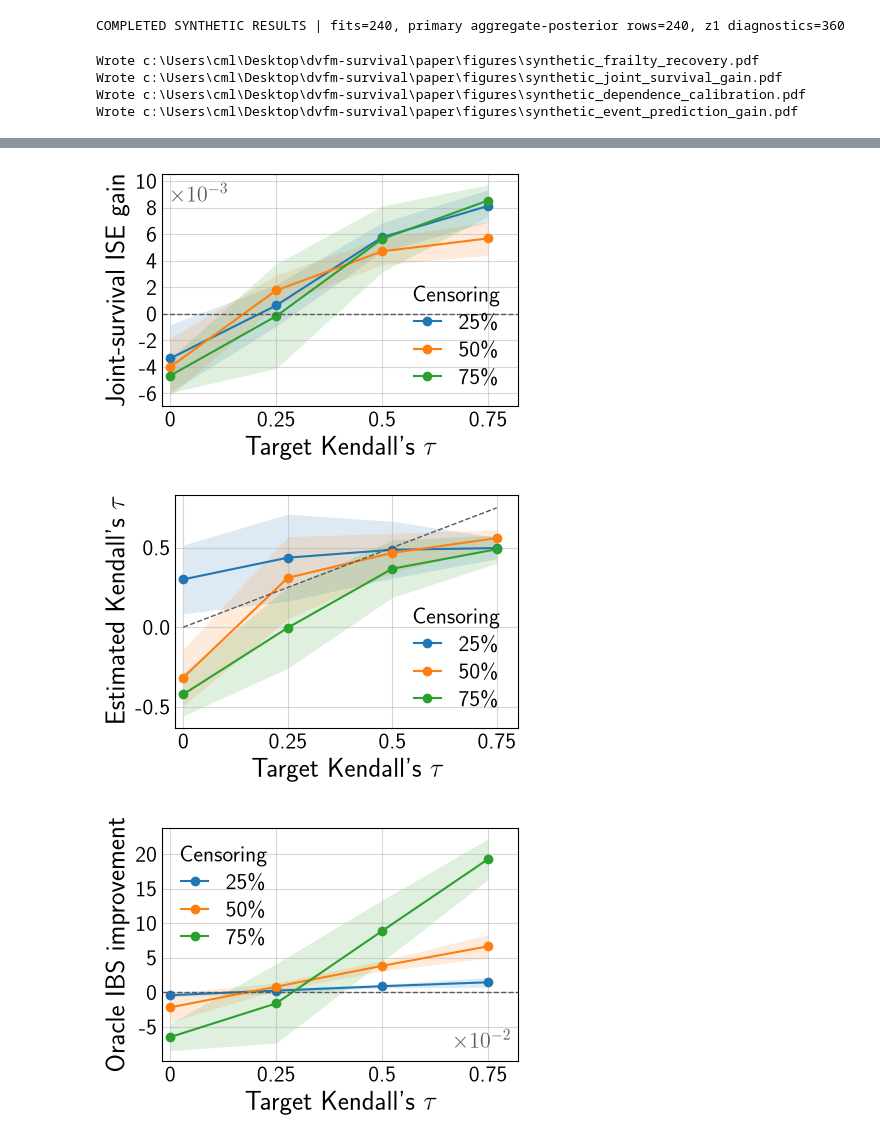
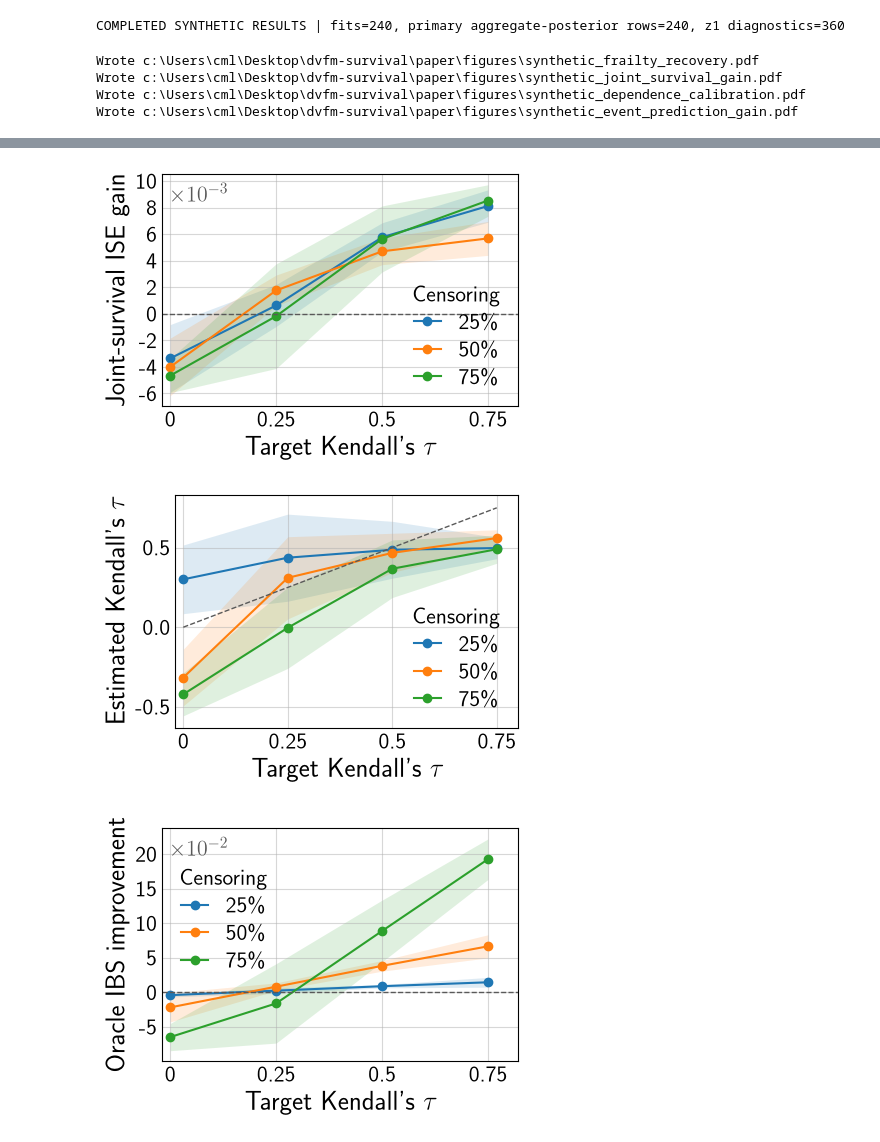
Before and after one commit to kalantari66/dvfm-survival, a Jupyter notebook: notebooks/synthetic_results.ipynb, the cells around one changed output, grey strips where cells are left out. Cells and saved outputs as stored; diff of their text form; code cells hidden in the pictures.

Commit message:
Update plot

```diff
--- a/notebooks/synthetic_results.ipynb
+++ b/notebooks/synthetic_results.ipynb
@@ -118,7 +118,7 @@ def add_legend(ax, loc="lower right", ncol=1):
 
 def save_panel(fig, name):
     out = FIGURE_DIR / name
-    fig.savefig(out)
+    fig.savefig(out, bbox_inches="tight", pad_inches=0.01)
     print(f"Wrote {out}")
     return out
 
@@ -155,33 +155,35 @@ tau_high = max(0.75, float((tau_summary["mean"] + tau_summary["error"]).max()))
 tau_pad = 0.06 * (tau_high - tau_low)
 ax_c.plot([0, 0.75], [0, 0.75], color="0.35", linestyle="--", linewidth=1)
 ax_c.set(xlabel=r"Target Kendall's $\tau$", ylabel=r"Estimated Kendall's $\tau$", xlim=(-0.02, 0.80), ylim=(tau_low - tau_pad, tau_high + tau_pad))
 ax_c.set_xticks(tau_ticks, tau_tick_labels)
 ax_c.yaxis.set_major_locator(MultipleLocator(0.5))
 ax_c.yaxis.set_major_formatter(FormatStrFormatter("%.1f"))
 add_legend(ax_c)
 ax_c.grid(True, alpha=0.5)
 save_panel(fig_c, "synthetic_dependence_calibration.pdf")
 
 # D  Event-prediction gain from latent z
 fig_d, ax_d = new_panel()
 draw_bands(ax_d, gain_summary)
 ax_d.axhline(0, color="0.35", linestyle="--", linewidth=1)
 ax_d.set(xlabel=r"Target Kendall's $\tau$", ylabel="Oracle IBS improvement", xlim=(-0.02, 0.82))
 ax_d.set_xticks(tau_ticks, tau_tick_labels)
 ax_d.yaxis.set_major_locator(MultipleLocator(0.05))
 ax_d.yaxis.set_major_formatter(FuncFormatter(lambda value, _: f"{value * 1e2:.0f}"))
-ax_d.text(0.98, 0.04, r"$\times 10^{-2}$", transform=ax_d.transAxes, ha="right", va="bottom", color="0.35")
-add_legend(ax_d, loc="upper left")
+ax_d.text(0.02, 0.96, r"$\times 10^{-2}$", transform=ax_d.transAxes,
+          ha="left", va="top", color="0.35")
+ax_d.legend(title="Censoring", loc="upper left", bbox_to_anchor=(0, 0.9),
+            frameon=False, handlelength=1.2, labelspacing=0.3, borderaxespad=0.4)
 ax_d.grid(True, alpha=0.5)
 save_panel(fig_d, "synthetic_event_prediction_gain.pdf")
 
 plt.show()
 # %% [output]
 Wrote c:\Users\cml\Desktop\dvfm-survival\paper\figures\synthetic_frailty_recovery.pdf
 Wrote c:\Users\cml\Desktop\dvfm-survival\paper\figures\synthetic_joint_survival_gain.pdf
 Wrote c:\Users\cml\Desktop\dvfm-survival\paper\figures\synthetic_dependence_calibration.pdf
 Wrote c:\Users\cml\Desktop\dvfm-survival\paper\figures\synthetic_event_prediction_gain.pdf
 [figure]
 [figure]
 [figure]
-[figure, old version]
+[figure, new version]
```
Also changed, not shown: parts of 1 cell of this notebook.
